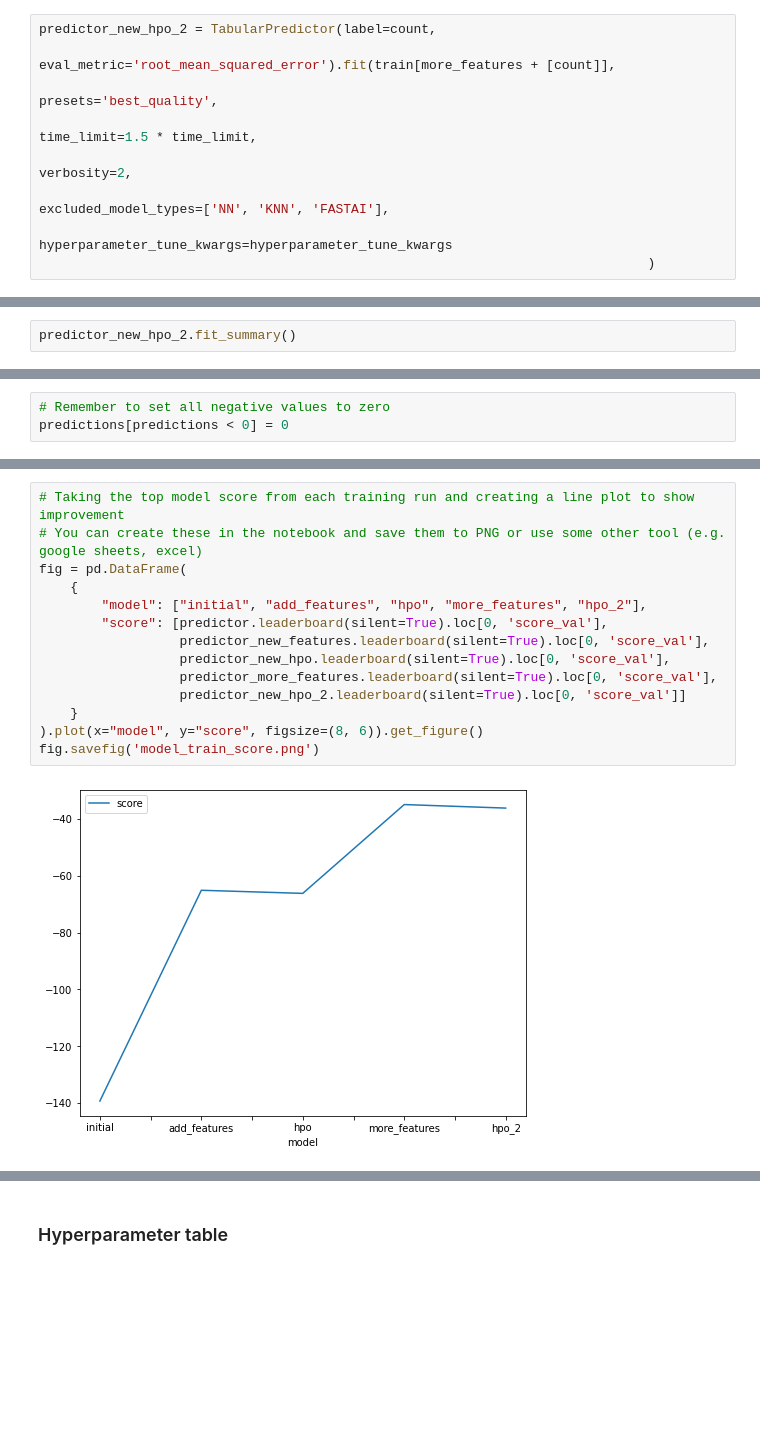
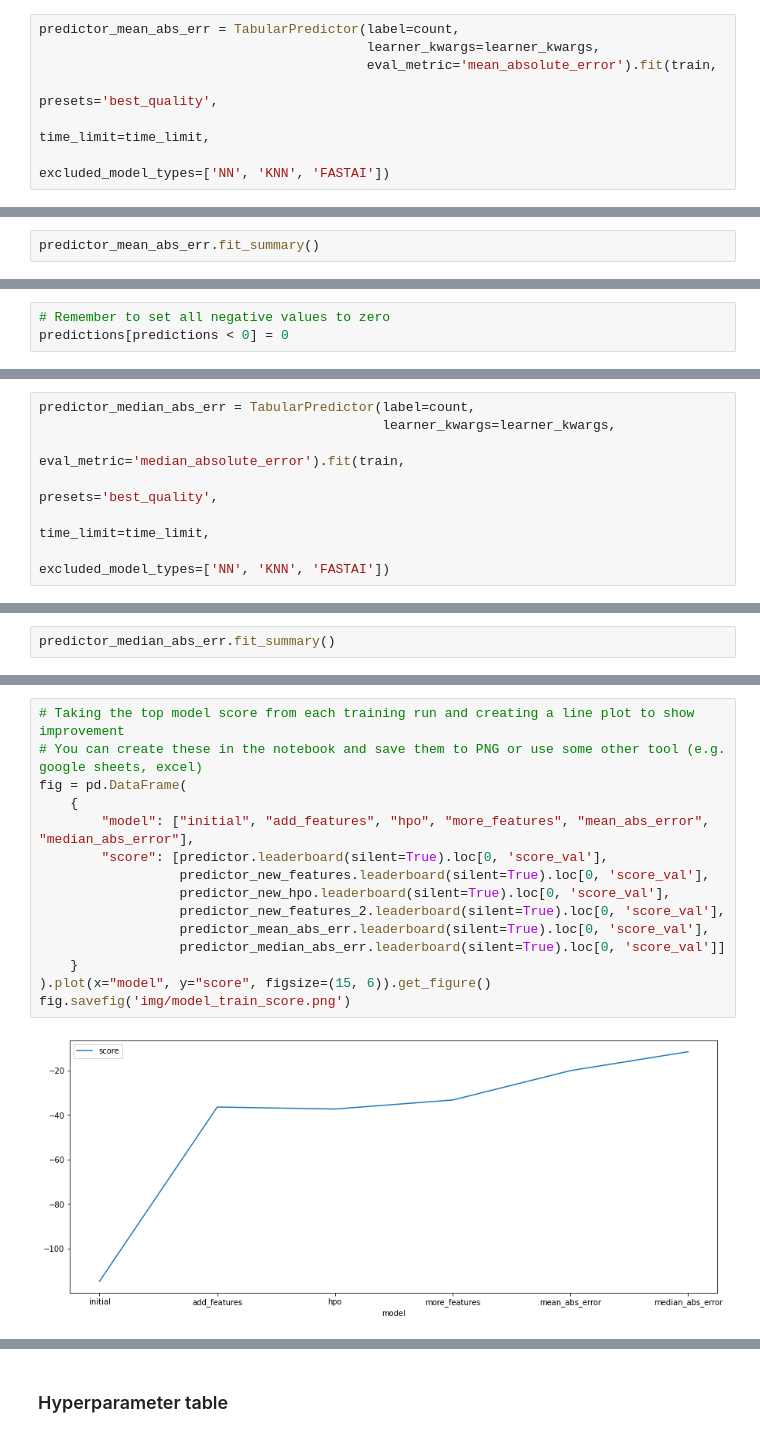
Before and after one commit to a1pat/Bike-Sharing-Demand, a Jupyter notebook: project_notebook.ipynb, the cells around one changed output, grey strips where cells are left out. Drawn from its saved outputs; the diff is of its cells as text; blank space fills up the shorter version.

Commit message:
feat: Incorporated review feedback and added new evaluation metrics

```diff
--- a/project_notebook.ipynb
+++ b/project_notebook.ipynb
@@ -966,10 +1203,8 @@ hyperparameter_tune_kwargs = {
 # %%
-predictor_new_hpo_2 = TabularPredictor(label=count,
-                                    eval_metric='root_mean_squared_error').fit(train[more_features + [count]],
-                                                                               presets='best_quality',
-                                                                               time_limit=1.5 * time_limit,
-                                                                               verbosity=2,
-                                                                               excluded_model_types=['NN', 'KNN', 'FASTAI'],
-                                                                               hyperparameter_tune_kwargs=hyperparameter_tune_kwargs
-                                                                              )
+predictor_mean_abs_err = TabularPredictor(label=count,
+                                          learner_kwargs=learner_kwargs,
+                                          eval_metric='mean_absolute_error').fit(train,
+                                                                                 presets='best_quality',
+                                                                                 time_limit=time_limit,
+                                                                                 excluded_model_types=['NN', 'KNN', 'FASTAI'])
 # %% [output]
@@ -1093,5 +1313,5 @@ visual_check(train, count, predictor_new_hpo_2, 'model with more features + hpo
 # %%
-predictor_new_hpo_2.fit_summary()
+predictor_mean_abs_err.fit_summary()
 # %% [output]
 *** Summary of fit() ***
 Estimated performance of each model:
@@ -1150,0 +1377,7 @@ submission_new_hpo.csv        2021-11-12 10:56:15  new features with hyperparame
+# %%
+predictor_median_abs_err = TabularPredictor(label=count,
+                                            learner_kwargs=learner_kwargs,
+                                            eval_metric='median_absolute_error').fit(train,
+                                                                                     presets='best_quality',
+                                                                                     time_limit=time_limit,
+                                                                                     excluded_model_types=['NN', 'KNN', 'FASTAI'])
@@ -1150,0 +1408,2 @@ submission_new_hpo.csv        2021-11-12 10:56:15  new features with hyperparame
+# %%
+predictor_median_abs_err.fit_summary()
@@ -1157,19 +1474,20 @@ submission_new_hpo.csv        2021-11-12 10:56:15  new features with hyperparame
 # %%
 # Taking the top model score from each training run and creating a line plot to show improvement
 # You can create these in the notebook and save them to PNG or use some other tool (e.g. google sheets, excel)
 fig = pd.DataFrame(
     {
-        "model": ["initial", "add_features", "hpo", "more_features", "hpo_2"],
+        "model": ["initial", "add_features", "hpo", "more_features", "mean_abs_error", "median_abs_error"],
         "score": [predictor.leaderboard(silent=True).loc[0, 'score_val'],
                   predictor_new_features.leaderboard(silent=True).loc[0, 'score_val'],
                   predictor_new_hpo.leaderboard(silent=True).loc[0, 'score_val'],
-                  predictor_more_features.leaderboard(silent=True).loc[0, 'score_val'],
-                  predictor_new_hpo_2.leaderboard(silent=True).loc[0, 'score_val']]
+                  predictor_new_features_2.leaderboard(silent=True).loc[0, 'score_val'],
+                  predictor_mean_abs_err.leaderboard(silent=True).loc[0, 'score_val'],
+                  predictor_median_abs_err.leaderboard(silent=True).loc[0, 'score_val']]
     }
-).plot(x="model", y="score", figsize=(8, 6)).get_figure()
-fig.savefig('model_train_score.png')
+).plot(x="model", y="score", figsize=(15, 6)).get_figure()
+fig.savefig('img/model_train_score.png')
 # %% [output]
-[figure, old version]
+[figure, new version]
 # %%
 # Take the 3 kaggle scores and creating a line plot to show improvement
 fig = pd.DataFrame(
```
Also changed, not shown: parts of 83 cells of this notebook, 1 other file.
